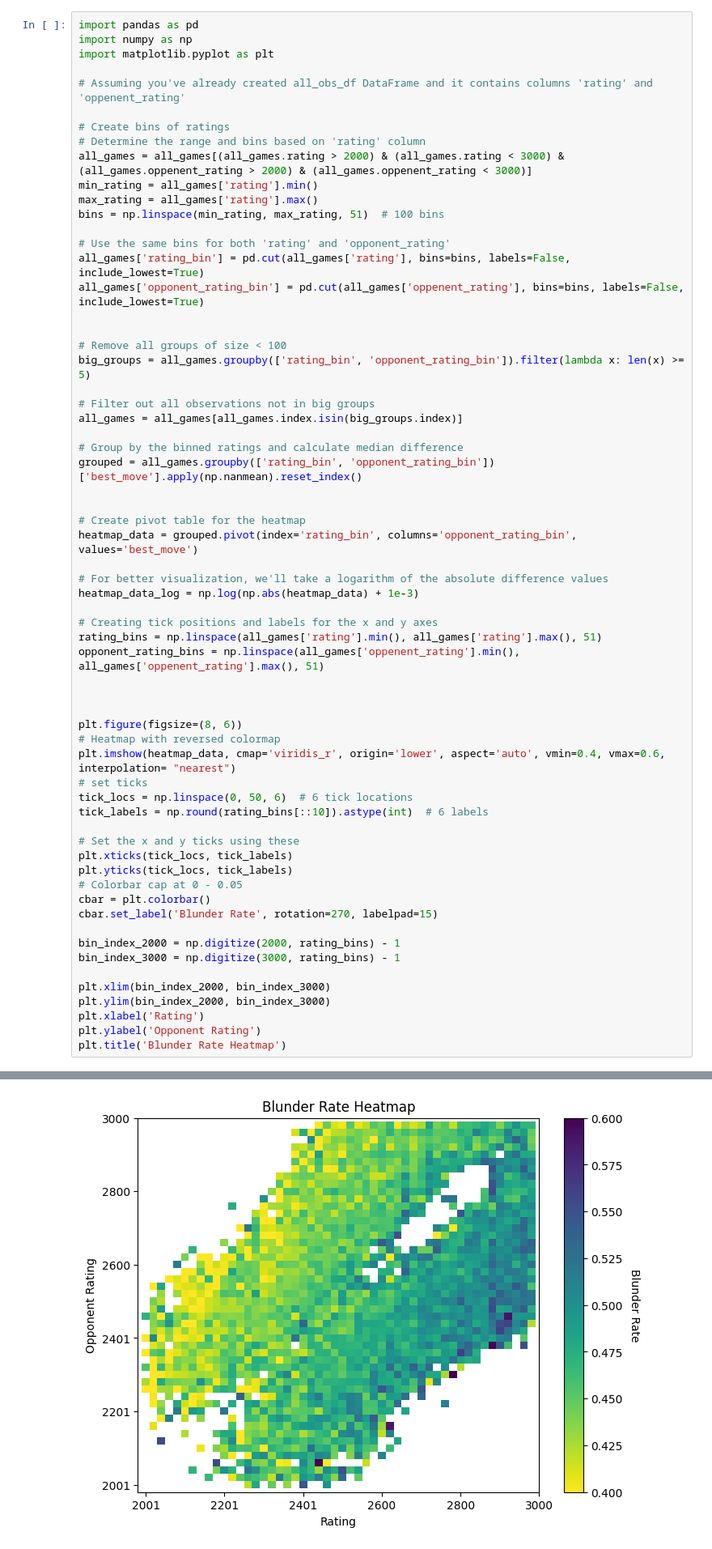
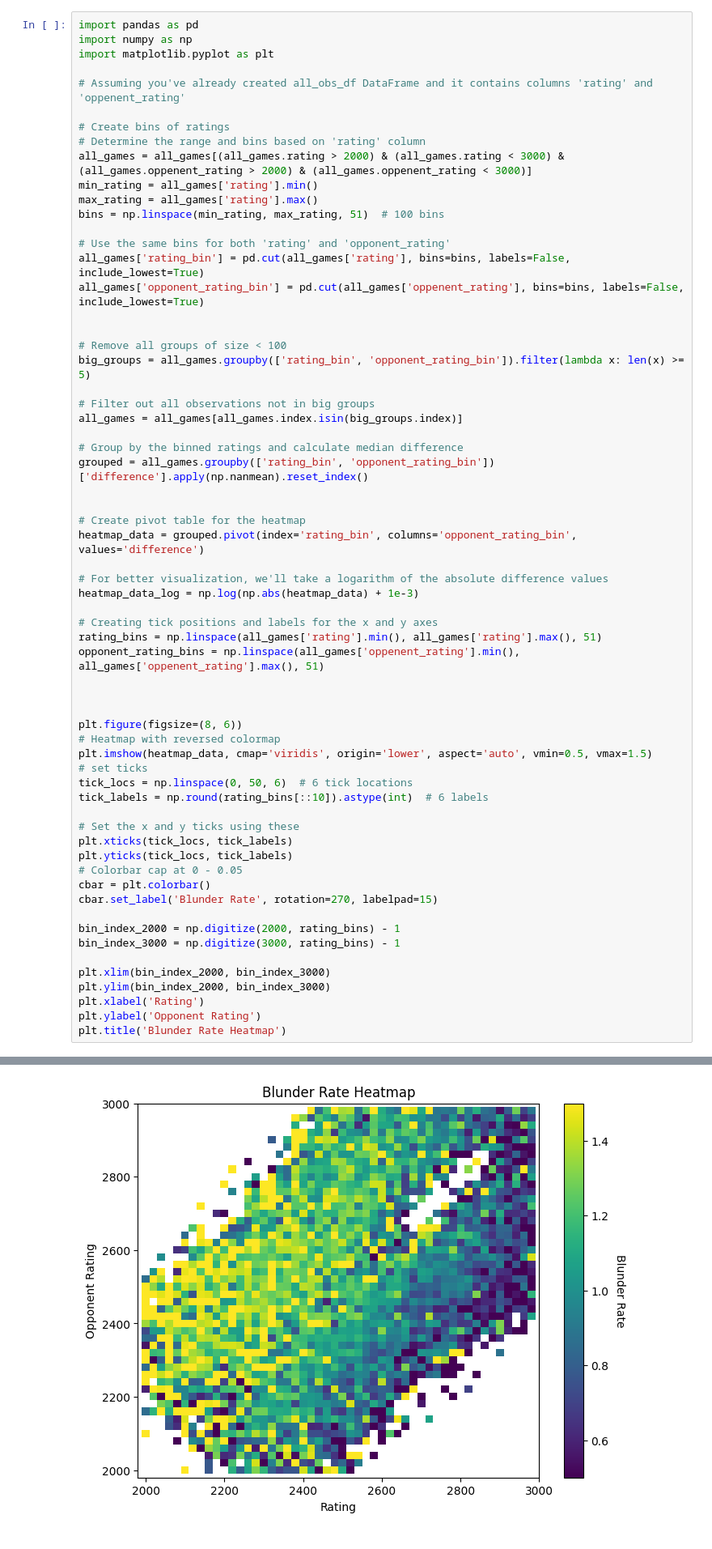
Before and after one commit to dorianquelle/TitledTuesday, a Jupyter notebook: Code/04_Analysis.ipynb, the cells around one changed output, grey strips where cells are left out. Shown at 81% size. Drawn from its saved outputs; the diff is of its cells as text.

```diff
--- a/Code/04_Analysis.ipynb
+++ b/Code/04_Analysis.ipynb
@@ -180,46 +180,46 @@ big_groups = all_games.groupby(['rating_bin', 'opponent_rating_bin']).filter(lam
 all_games = all_games[all_games.index.isin(big_groups.index)]
 
 # Group by the binned ratings and calculate median difference
-grouped = all_games.groupby(['rating_bin', 'opponent_rating_bin'])['best_move'].apply(np.nanmean).reset_index()
+grouped = all_games.groupby(['rating_bin', 'opponent_rating_bin'])['difference'].apply(np.nanmean).reset_index()
 
 
 # Create pivot table for the heatmap
-heatmap_data = grouped.pivot(index='rating_bin', columns='opponent_rating_bin', values='best_move')
+heatmap_data = grouped.pivot(index='rating_bin', columns='opponent_rating_bin', values='difference')
 
 # For better visualization, we'll take a logarithm of the absolute difference values
 heatmap_data_log = np.log(np.abs(heatmap_data) + 1e-3)
 
 # Creating tick positions and labels for the x and y axes
 rating_bins = np.linspace(all_games['rating'].min(), all_games['rating'].max(), 51)
 opponent_rating_bins = np.linspace(all_games['oppenent_rating'].min(), all_games['oppenent_rating'].max(), 51)
 
 
 
 plt.figure(figsize=(8, 6))
 # Heatmap with reversed colormap
-plt.imshow(heatmap_data, cmap='viridis_r', origin='lower', aspect='auto', vmin=0.4, vmax=0.6, interpolation= "nearest")
+plt.imshow(heatmap_data, cmap='viridis', origin='lower', aspect='auto', vmin=0.5, vmax=1.5)
 # set ticks
 tick_locs = np.linspace(0, 50, 6)  # 6 tick locations
 tick_labels = np.round(rating_bins[::10]).astype(int)  # 6 labels
 
 # Set the x and y ticks using these
 plt.xticks(tick_locs, tick_labels)
 plt.yticks(tick_locs, tick_labels)
 # Colorbar cap at 0 - 0.05
 cbar = plt.colorbar()
 cbar.set_label('Blunder Rate', rotation=270, labelpad=15)
 
 bin_index_2000 = np.digitize(2000, rating_bins) - 1
 bin_index_3000 = np.digitize(3000, rating_bins) - 1
 
 plt.xlim(bin_index_2000, bin_index_3000)
 plt.ylim(bin_index_2000, bin_index_3000)
 plt.xlabel('Rating')
 plt.ylabel('Opponent Rating')
 plt.title('Blunder Rate Heatmap')
 # %% [output]
 Text(0.5, 1.0, 'Blunder Rate Heatmap')
-[figure, old version]
+[figure, new version]
 # %%
 one_obs_per_player = all_obs_df.groupby(["game_id"]).first()
 big_players = one_obs_per_player.groupby("player").size()[one_obs_per_player.groupby("player").size() > 50].index
```
Also changed, not shown: parts of 7 cells of this notebook, 1 other file.
